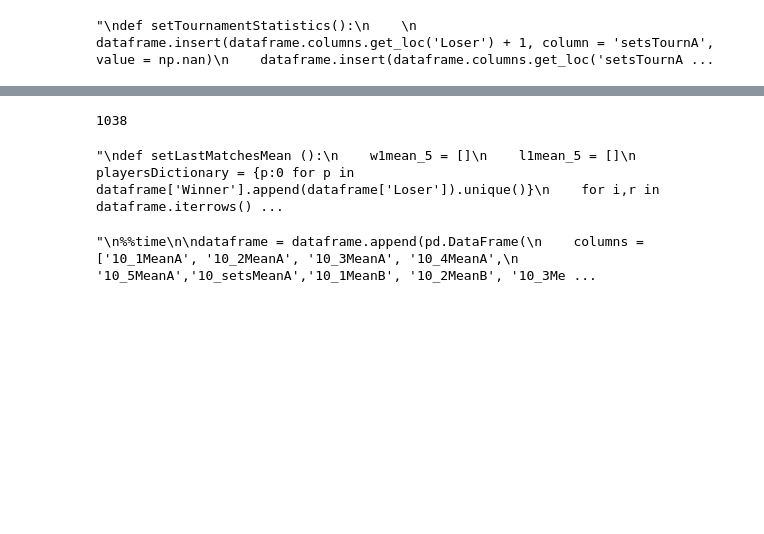
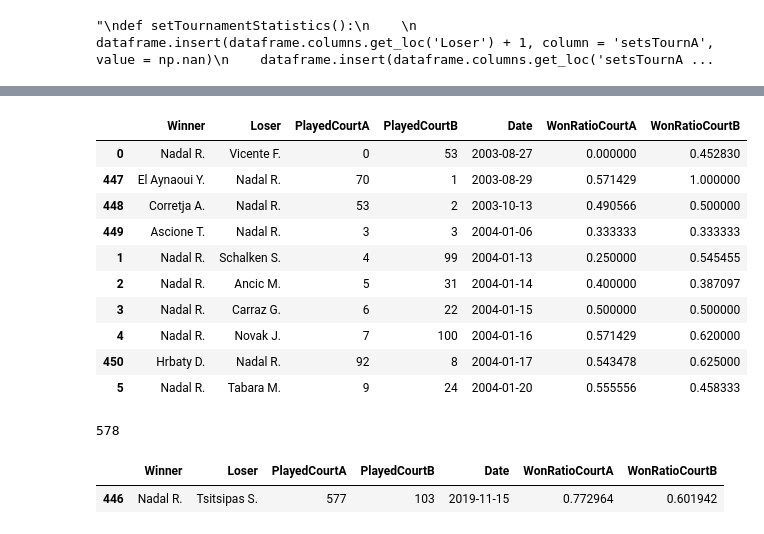
Before and after one commit to RiccardoSpolaor/Predict_Winner_2020_Australian_Open, a Jupyter notebook: Redone/05 Adding New Variables.ipynb, the cells around one changed output, grey strips where cells are left out. Saved outputs shown, nothing was run; the diff lists cells and outputs as text; code cells hidden in the pictures; blank space fills up the shorter version.

```diff
--- a/Redone/05 Adding New Variables.ipynb
+++ b/Redone/05 Adding New Variables.ipynb
@@ -406,4 +283,17 @@ dataframe[dataframe['Winner'] == 'Nadal R.  '].append(dataframe[dataframe['Loser
 # %%
-dataframe[dataframe['Winner'] == 'Djokovic N.'].append(dataframe[dataframe['Loser'] == 'Djokovic N.']).sort_values(by='Date')[['Winner', 'Loser', 'PlayedA', 'PlayedB', 'Date']].shape[0]
+dataframe[dataframe['Winner'] == 'Nadal R.'].append(
+    dataframe[dataframe['Loser'] == 'Nadal R.']).merge(
+    dataframe[dataframe['Hard'] == 1]).sort_values(by='Date').head(10)[['Winner', 'Loser', 'PlayedCourtA', 'PlayedCourtB', 'Date',
+                                                                               'WonRatioCourtA','WonRatioCourtB']]
 # %% [output]
-1038
+|  | Winner | Loser | PlayedCourtA | PlayedCourtB | Date | WonRatioCourtA | WonRatioCourtB |
+| 0 | Nadal R. | Vicente F. | 0 | 53 | 2003-08-27 | 0.000000 | 0.452830 |
+| 447 | El Aynaoui Y. | Nadal R. | 70 | 1 | 2003-08-29 | 0.571429 | 1.000000 |
+| 448 | Corretja A. | Nadal R. | 53 | 2 | 2003-10-13 | 0.490566 | 0.500000 |
+| 449 | Ascione T. | Nadal R. | 3 | 3 | 2004-01-06 | 0.333333 | 0.333333 |
+| 1 | Nadal R. | Schalken S. | 4 | 99 | 2004-01-13 | 0.250000 | 0.545455 |
+| 2 | Nadal R. | Ancic M. | 5 | 31 | 2004-01-14 | 0.400000 | 0.387097 |
+| 3 | Nadal R. | Carraz G. | 6 | 22 | 2004-01-15 | 0.500000 | 0.500000 |
+| 4 | Nadal R. | Novak J. | 7 | 100 | 2004-01-16 | 0.571429 | 0.620000 |
+| 450 | Hrbaty D. | Nadal R. | 92 | 8 | 2004-01-17 | 0.543478 | 0.625000 |
+| 5 | Nadal R. | Tabara M. | 9 | 24 | 2004-01-20 | 0.555556 | 0.458333 |
@@ -452,15 +299,0 @@ getPlayerWinLossRatio()
-# %%
-'''
-def setLastMatchesMean ():
-    w1mean_5 = []
-    l1mean_5 = []
-    playersDictionary = {p:0 for p in dataframe['Winner'].append(dataframe['Loser']).unique()}
-    for i,r in dataframe.iterrows():
-        dataframe.iloc[i,w1mean_5] = playersDictionary[r['Winner']]
-        dataframe.iloc[i,l1mean_5] = playersDictionary[r['Loser']]
-        playersDictionary[r['Loser']] = r['L1']
-        playersDictionary[r['Winner']] = r['W1']
-
-'''
-# %% [output]
-"\ndef setLastMatchesMean ():\n    w1mean_5 = []\n    l1mean_5 = []\n    playersDictionary = {p:0 for p in dataframe['Winner'].append(dataframe['Loser']).unique()}\n    for i,r in dataframe.iterrows() ...
@@ -540,11 +300,12 @@ setPlayersStatistics()
-# %%
-'''
-%%time
-
-dataframe = dataframe.append(pd.DataFrame(
-    columns = ['10_1MeanA', '10_2MeanA', '10_3MeanA', '10_4MeanA',
-               '10_5MeanA','10_setsMeanA','10_1MeanB', '10_2MeanB', '10_3MeanB', '10_4MeanB',
-               '10_5MeanB','10_setsMeanB',]), sort=False)
-'''
-# %% [output]
-"\n%%time\n\ndataframe = dataframe.append(pd.DataFrame(\n    columns = ['10_1MeanA', '10_2MeanA', '10_3MeanA', '10_4MeanA',\n               '10_5MeanA','10_setsMeanA','10_1MeanB', '10_2MeanB', '10_3Me ...
+# %%
+print(dataframe[dataframe['Winner'] == 'Nadal R.'].append(dataframe[dataframe['Loser'] == 'Nadal R.']).merge(
+    dataframe[dataframe['Hard'] == 1]).shape[0])
+
+dataframe[dataframe['Winner'] == 'Nadal R.'].append(
+    dataframe[dataframe['Loser'] == 'Nadal R.']).merge(
+    dataframe[dataframe['Hard'] == 1]).sort_values(
+        by='Date').tail(1)[['Winner', 'Loser', 'PlayedCourtA', 'PlayedCourtB', 'Date', 'WonRatioCourtA','WonRatioCourtB']]
+# %% [output]
+578
+|  | Winner | Loser | PlayedCourtA | PlayedCourtB | Date | WonRatioCourtA | WonRatioCourtB |
+| 446 | Nadal R. | Tsitsipas S. | 577 | 103 | 2019-11-15 | 0.772964 | 0.601942 |
```
Also changed, not shown: parts of 31 cells of this notebook, 6 other files.
